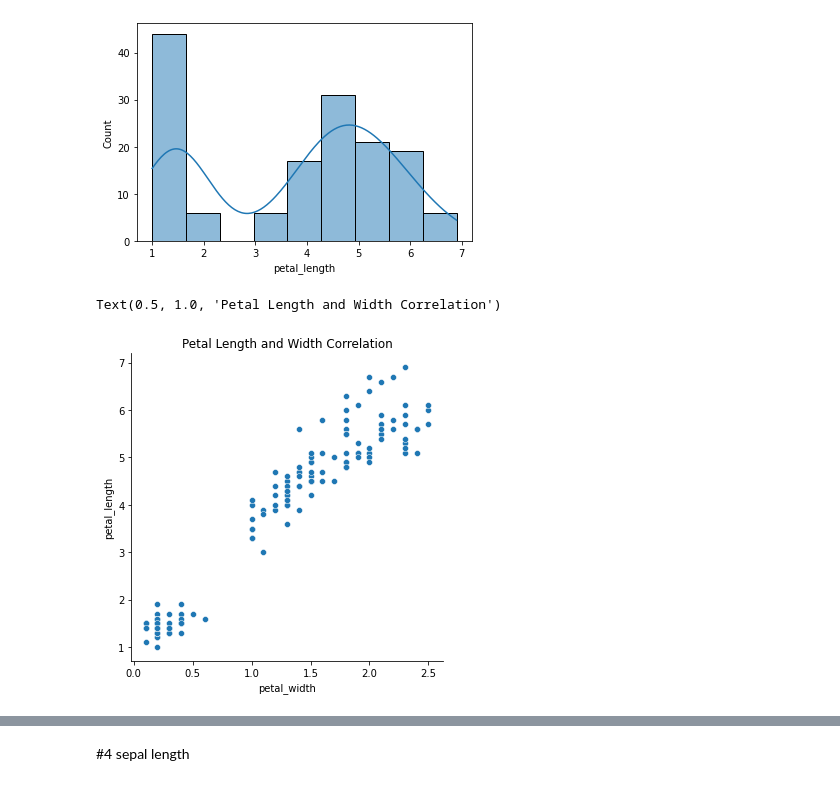
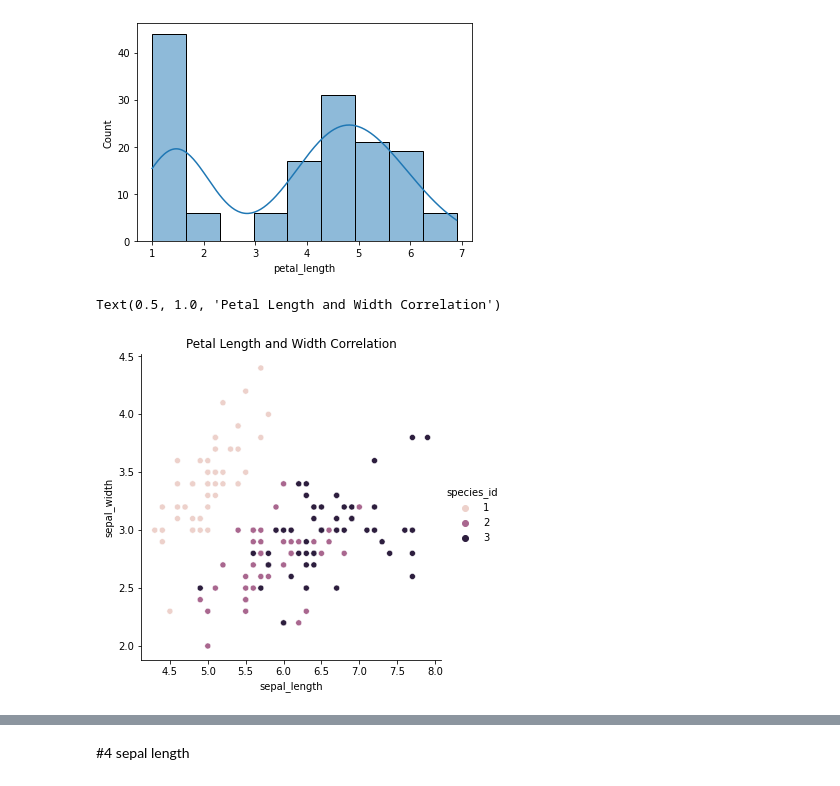
Before and after one commit to codyclonts/numpy-pandas-visualization-exercises, a Jupyter notebook: seaborn_exercises.ipynb, the cells around one changed output, grey strips where cells are left out. Cells and saved outputs as stored; diff of their text form; code cells hidden in the pictures.

```diff
--- a/seaborn_exercises.ipynb
+++ b/seaborn_exercises.ipynb
@@ -28,8 +38,8 @@ plt.show()
 # %% [output]
 [figure]
 # %%
-sns.relplot(x=measurements.petal_width, y= measurements.petal_length)
+sns.relplot(data = measurements, x = measurements.sepal_length , y = measurements.sepal_width, hue = measurements.species_id)
 plt.title('Petal Length and Width Correlation')
 # %% [output]
 Text(0.5, 1.0, 'Petal Length and Width Correlation')
-[figure, old version]
+[figure, new version]
```
Also changed, not shown: parts of 10 cells of this notebook.
